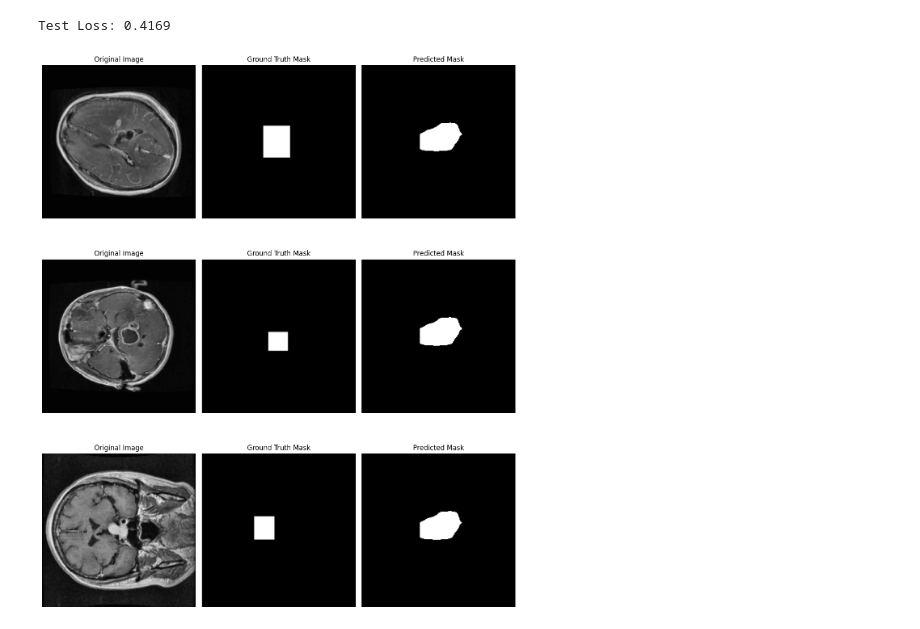
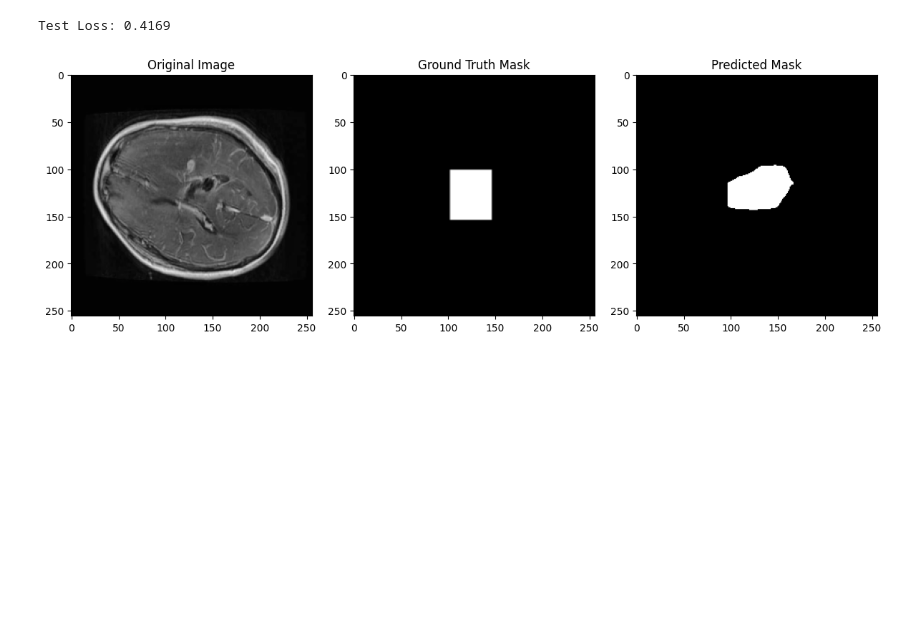
Before and after one commit to abeyyoseph/OtherProjects, a Jupyter notebook: BrainTumorSemanticSegmentation/TumorSemanticSegmentation.ipynb, the cells around one changed output. Cells and saved outputs as stored; diff of their text form; code cells hidden in the pictures; blank space fills up the shorter version.

```diff
--- a/BrainTumorSemanticSegmentation/TumorSemanticSegmentation.ipynb
+++ b/BrainTumorSemanticSegmentation/TumorSemanticSegmentation.ipynb
@@ -310,7 +311,7 @@ model.load_state_dict(torch.load(best_model_path, weights_only=True))
 model.eval()
 
 test_loss = 0
-num_samples_to_display = 3
+num_samples_to_display = 1
 sampled_images = []
 
 with torch.no_grad():
@@ -337,35 +338,33 @@ print(f"Test Loss: {test_loss:.4f}")
 # %% [output]
 Test Loss: 0.4169
 # %%
+# ImageNet normalization settings
 mean = torch.tensor([0.485, 0.456, 0.406]).view(1, 1, 3).to(device)
 std = torch.tensor([0.229, 0.224, 0.225]).view(1, 1, 3).to(device)
 
-fig, axes = plt.subplots(num_samples_to_display, 3, figsize=(12, 5 * num_samples_to_display))
+fig, axes = plt.subplots(1, 3, figsize=(12, 5))  # 1 row, 3 columns
 
 for i, (image, mask, output, filename) in enumerate(sampled_images):
     # Ensure the image is in HxWxC format (for grayscale, just (H, W), RGB will have (H, W, C))
     image = image.permute(1, 2, 0).numpy()  # Convert to HxWxC (RGB or Grayscale)
 
     # Denormalize the image if needed
     image = image * std.cpu().numpy() + mean.cpu().numpy()
     image = np.clip(image, 0, 1)  # Ensure values are in [0, 1]
 
     # Convert mask and output to numpy (for visualization)
     mask = mask.numpy()
     output = output.argmax(dim=0).numpy()  # For predicted mask (assumes softmax output)
 
     # Plot the images, mask, and predicted mask
-    axes[i, 0].imshow(image, cmap="gray")  # Original Image
-    axes[i, 0].set_title("Original Image")
-    axes[i, 1].imshow(mask, cmap="gray")  # Ground truth mask
-    axes[i, 1].set_title("Ground Truth Mask")
-    axes[i, 2].imshow(output, cmap="gray")  # Predicted mask
-    axes[i, 2].set_title("Predicted Mask")
-
-    for ax in axes[i]:
-        ax.axis("off")  # Hide axes
+    axes[0].imshow(image, cmap="gray")  # Original Image
+    axes[0].set_title("Original Image")
+    axes[1].imshow(mask, cmap="gray")  # Ground truth mask
+    axes[1].set_title("Ground Truth Mask")
+    axes[2].imshow(output, cmap="gray")  # Predicted mask
+    axes[2].set_title("Predicted Mask")
 
 plt.tight_layout()
 plt.show()
 # %% [output]
-[figure, old version]
+[figure, new version]
```
Also changed, not shown: parts of 2 cells of this notebook, 2 other files.
